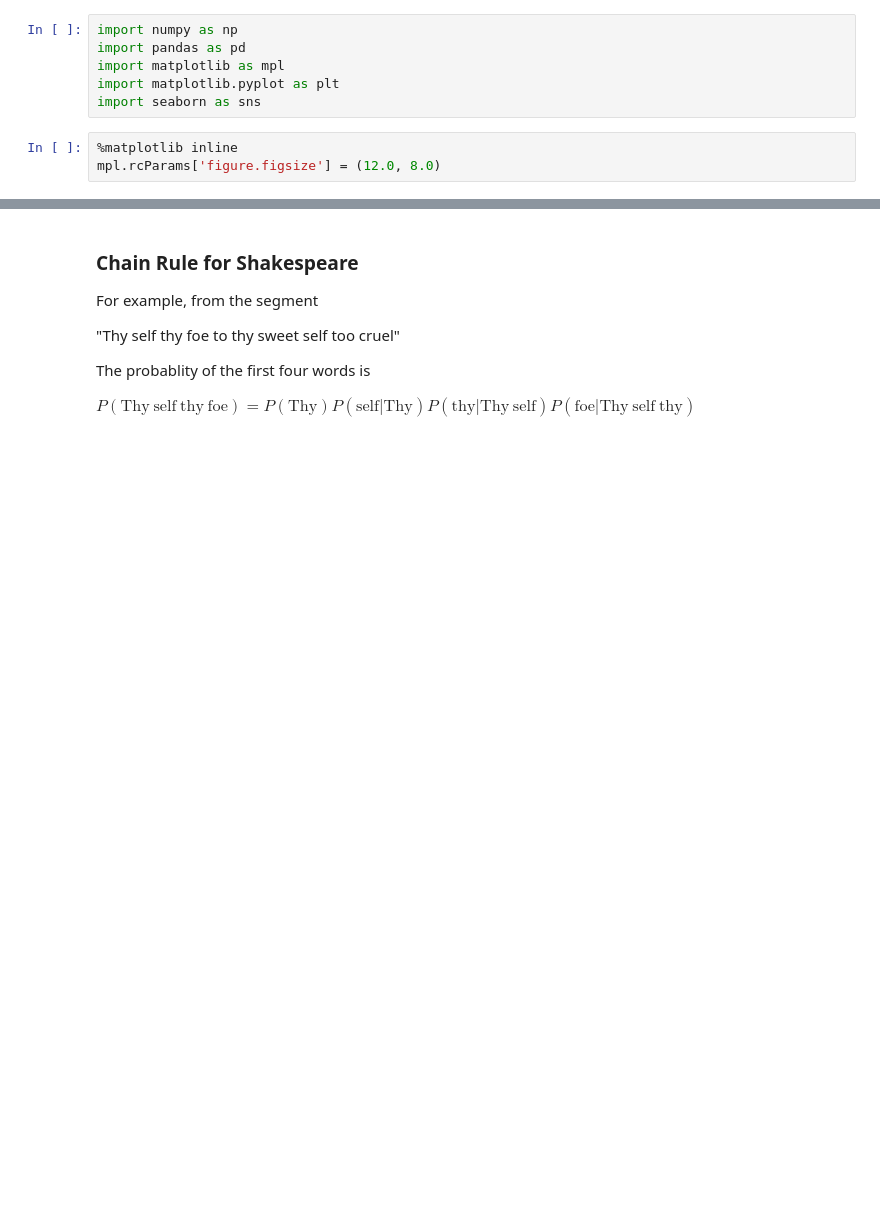
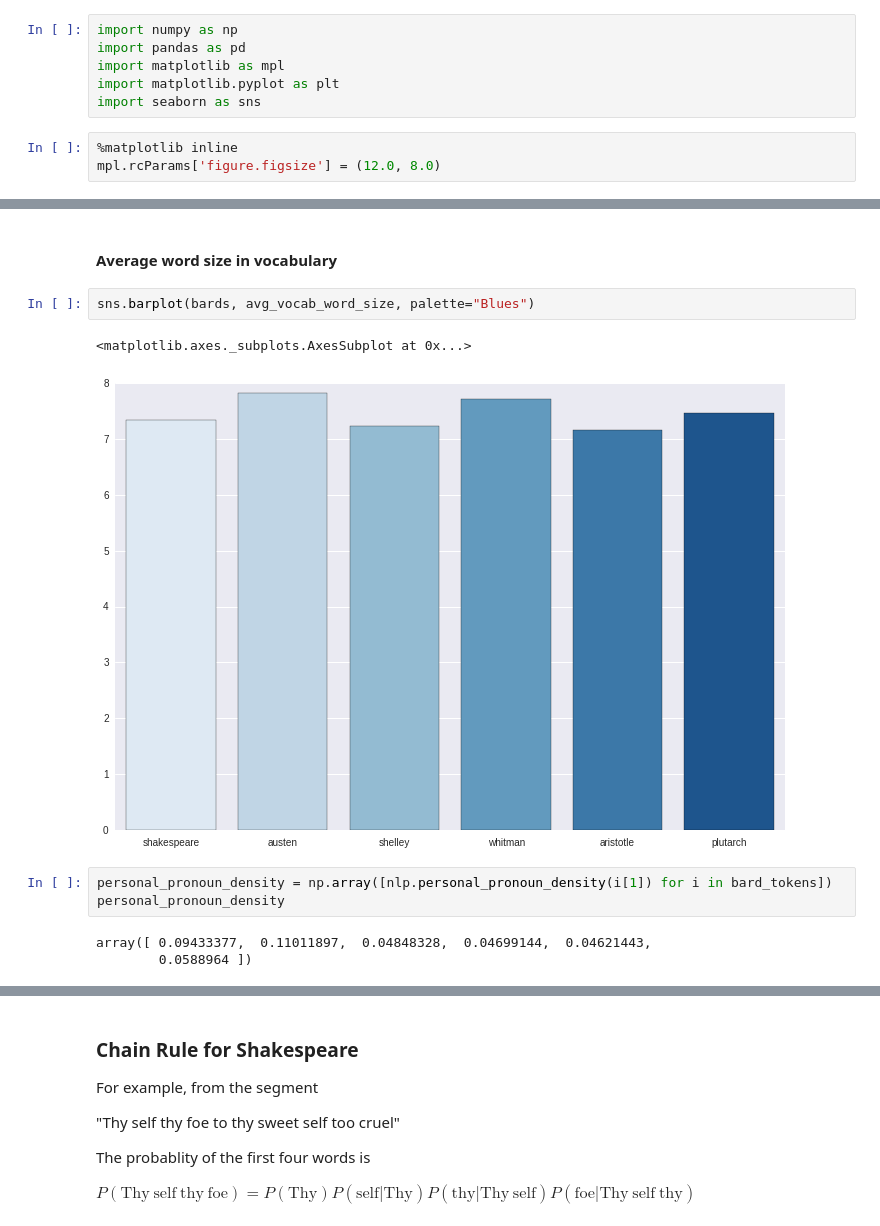
Before and after one commit to matthewmacleod/mkm_notebooks, a Jupyter notebook: mkm_nlp_notes.ipynb, the cells around one changed output, grey strips where cells are left out. Drawn from its saved outputs; the diff is of its cells as text; blank space fills up the shorter version.

```diff
--- a/mkm_nlp_notes.ipynb
+++ b/mkm_nlp_notes.ipynb
@@ -588,0 +674,13 @@ len(uniq_words)
+# %% [markdown]
+#### Average word size in vocabulary
+# %%
+sns.barplot(bards, avg_vocab_word_size, palette="Blues")
+# %% [output]
+<matplotlib.axes._subplots.AxesSubplot at 0x...>
+[figure, added]
+# %%
+personal_pronoun_density = np.array([nlp.personal_pronoun_density(i[1]) for i in bard_tokens])
+personal_pronoun_density
+# %% [output]
+array([ 0.09433377,  0.11011897,  0.04848328,  0.04699144,  0.04621443,
+        0.0588964 ])
```
Also changed, not shown: parts of 84 cells of this notebook.
